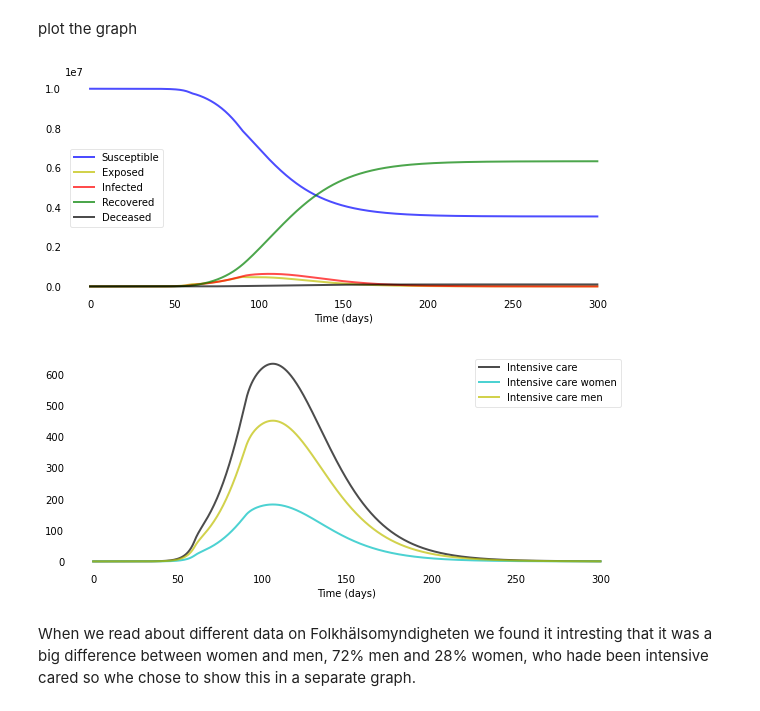
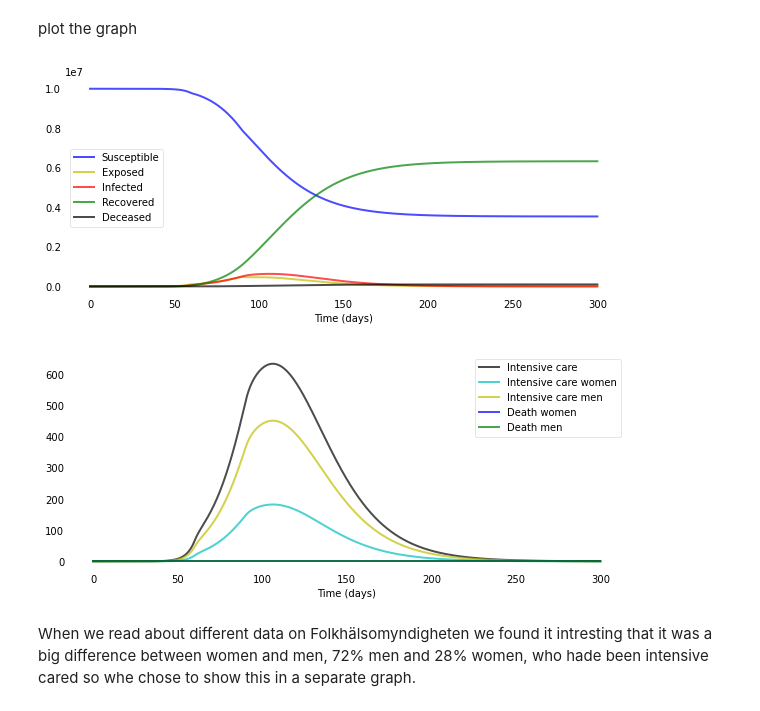
Before and after one commit to SIR-SEE/final-project-team-13, a Jupyter notebook: SEIRDIn.ipynb, the cells around one changed output. Saved outputs shown, nothing was run; the diff lists cells and outputs as text; code cells hidden in the pictures.

```diff
--- a/SEIRDIn.ipynb
+++ b/SEIRDIn.ipynb
@@ -7,17 +7,19 @@ Our SEIRD model plus intensive care
 # %%
 # describe the model
 def deriv(y, t, N, beta, k, delta):
-    S, E, I, R, D, In, Ink, Inm = y
+    S, E, I, R, D, In, Ink, Inm, dDkdt, dDmdt = y
     dSdt = -beta(t) * S * I / N
     dEdt = beta(t) * S * I / N -delta * E
     dIdt = delta * E - k * I
     dRdt = k * I * (1-d)
     dDdt = l * I * d
-    dIndt =  dIdt * f * i
+    dIndt = dIdt * f * i
     dInkdt = dIndt * w
     dInmdt = dIndt * (1-w)
+    #dDkdt = dDdt * 0.46
+    #dDmdt = dDdt * 0.54
 
-    return dSdt, dEdt, dIdt, dRdt, dDdt, dIndt, dInkdt, dInmdt
+    return dSdt, dEdt, dIdt, dRdt, dDdt, dIndt, dInkdt, dInmdt, dDkdt, dDmdt
 # %% [markdown]
  We chose to use relevant data over the spreading of the decease to make a fundamental ond objective model.
 
@@ -48,6 +50,7 @@ L2 = 90
 d=0.02 # 2 % that dies
 i=0.01 #1 % of infected in intensive care
 w=0.288 #28.8 % women in intensive care
+m=500
 
 def R_0(t):
     if t < L1:
@@ -63,16 +66,16 @@ def beta(t):
 # if the government puts int harder restrictions, a lockdown after L days.
 
 
-S0, E0, I0, R0, D0, In0, Ink0, Inm0 = N-1, 1, 0, 0, 0, 0, 0, 0 # initial conditions: one infected, rest susceptible
+S0, E0, I0, R0, D0, In0, Ink0, Inm0, Dk0, Dm0 = N-1, 1, 0, 0, 0, 0, 0, 0, 0, 0 # initial conditions: one infected, rest susceptible
 # %%
 t = np.linspace(0, 300, 1000) # Grid of time points (in days)
 
 
-y0 = S0, E0, I0, R0, D0, In0, Ink0, Inm0 # Initial conditions vector
+y0 = S0, E0, I0, R0, D0, In0, Ink0, Inm0, Dk0, Dm0 # Initial conditions vector
 
 # Integrate the SEIRDIn equations over the time grid, t.
 ret = odeint(deriv, y0, t, args=(N, beta, k, delta))
-S, E, I, R, D, In, Ink, Inm = ret.T
+S, E, I, R, D, In, Ink, Inm, Dk, Dm = ret.T
 # %%
 def plotsir(t, S, E, I, R, D):
   f, ax = plt.subplots(1,1,figsize=(10,4))
@@ -96,13 +99,15 @@ def plotsir(t, S, E, I, R, D):
       ax.spines[spine].set_visible(False)
   plt.show();
 # %%
-def plotsir2(t, In, Ink, Inm):
+def plotsir2(t, In, Ink, Inm, Dk, Dm):
   f, ax = plt.subplots(1,1,figsize=(10,4))
 
   ax.plot(t, In, 'k', alpha=0.7, linewidth=2, label='Intensive care')
   ax.plot(t, Ink, 'c', alpha=0.7, linewidth=2, label='Intensive care women')
   ax.plot(t, Inm, 'y', alpha=0.7, linewidth=2, label='Intensive care men')
-
+  ax.plot(t, Dm, 'b', alpha=0.7, linewidth=2, label='Death women')
+  ax.plot(t, Dk, 'g', alpha=0.7, linewidth=2, label='Death men')
+  #ax.plot(t, m)
 
 
   ax.set_xlabel('Time (days)')
@@ -121,10 +126,10 @@ plot the graph
 # %%
 
 plotsir(t, S, E, I, R, D)
-plotsir2(t, In, Ink, Inm)
+plotsir2(t, In, Ink, Inm, Dk, Dm)
 # %% [output]
 [figure]
-[figure, old version]
+[figure, new version]
 # %% [markdown]
  When we read about different
  data on Folkhälsomyndigheten we found it intresting that it was a big difference between
```
